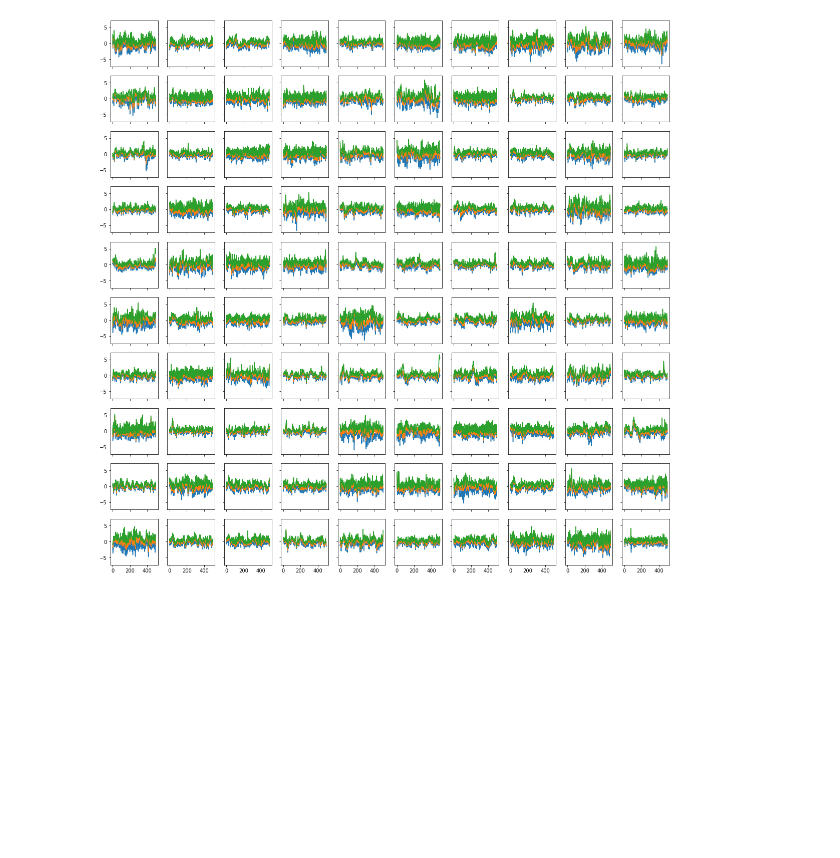
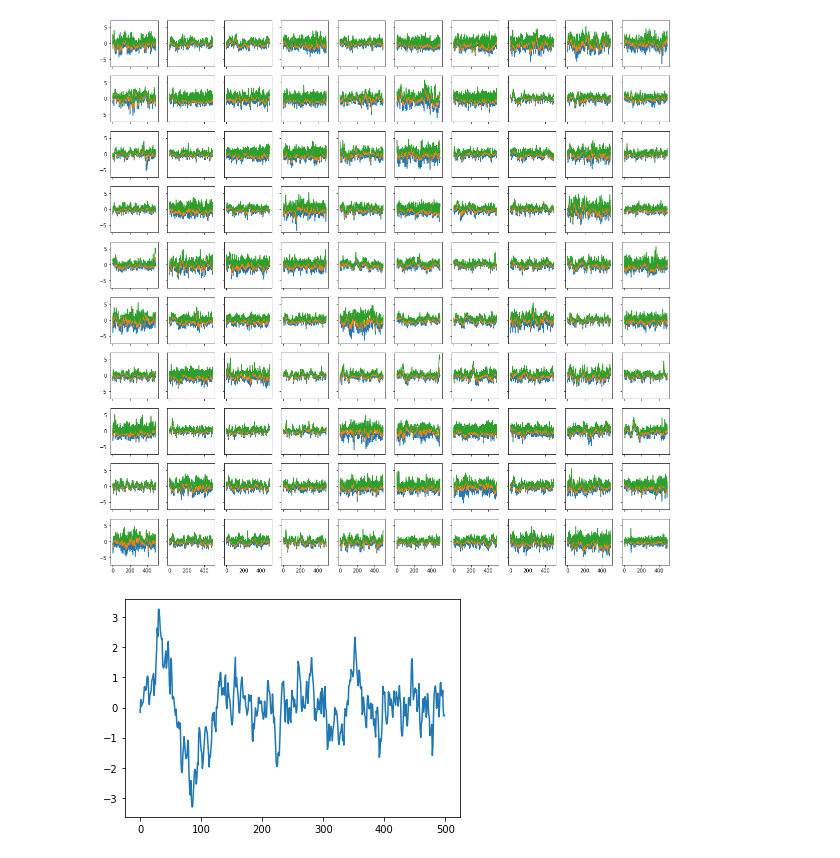
Before and after one commit to TaykhoomDalal/ECE_C147_Project, a Jupyter notebook: Data Analysis 2.ipynb, the cells around one changed output. Drawn from its saved outputs; the diff is of its cells as text; code cells hidden in the pictures; blank space fills up the shorter version.

```diff
--- a/Data Analysis 2.ipynb
+++ b/Data Analysis 2.ipynb
@@ -85,0 +95,8 @@ plot_100(X4_min_avg_max[y == 3])
+# %%
+def plot(x):
+    plt.plot(x)
+    plt.show()
+# %%
+plot(np.mean(X4[1], axis=-1))
+# %% [output]
+[figure, added]
```
Also changed, not shown: parts of 5 cells of this notebook, 1 other file.
